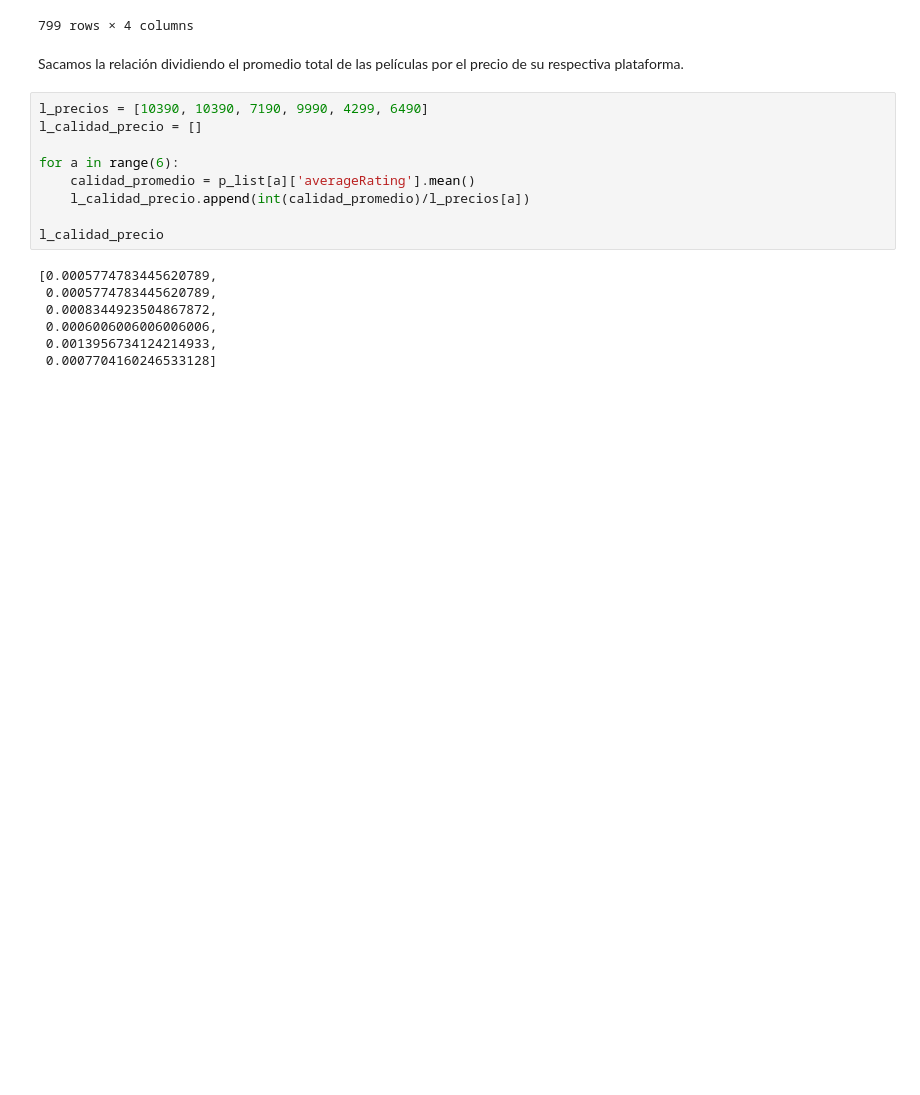
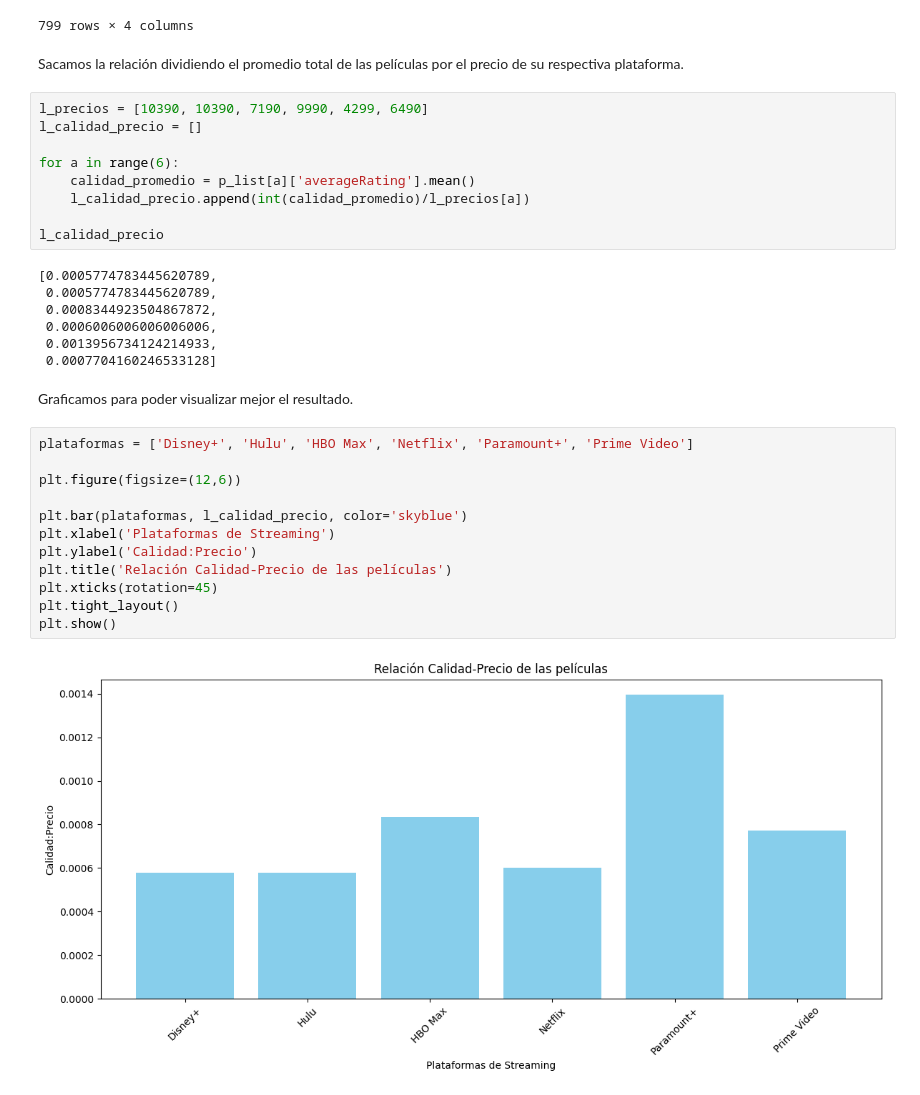
Before and after one commit to jlevipil/Proyecto-Grupo-18, a Jupyter notebook: pregunta_7.ipynb, the cells around one changed output. Cells and saved outputs as stored; diff of their text form; blank space fills up the shorter version.

```diff
--- a/pregunta_7.ipynb
+++ b/pregunta_7.ipynb
@@ -98,3 +99,19 @@ l_calidad_precio
  0.0006006006006006006,
  0.0013956734124214933,
  0.0007704160246533128]
+# %% [markdown]
+Graficamos para poder visualizar mejor el resultado.
+# %%
+plataformas = ['Disney+', 'Hulu', 'HBO Max', 'Netflix', 'Paramount+', 'Prime Video']
+
+plt.figure(figsize=(12,6))
+
+plt.bar(plataformas, l_calidad_precio, color='skyblue')
+plt.xlabel('Plataformas de Streaming')
+plt.ylabel('Calidad:Precio')
+plt.title('Relación Calidad-Precio de las películas')
+plt.xticks(rotation=45)
+plt.tight_layout()
+plt.show()
+# %% [output]
+[figure, added]
```
Also changed, not shown: parts of 1 cell of this notebook.
